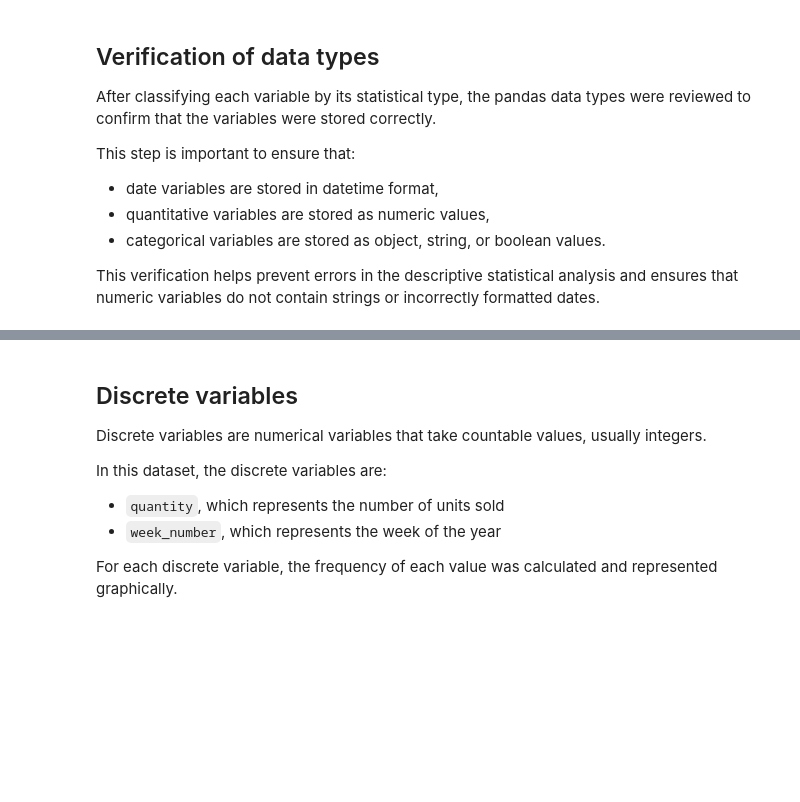
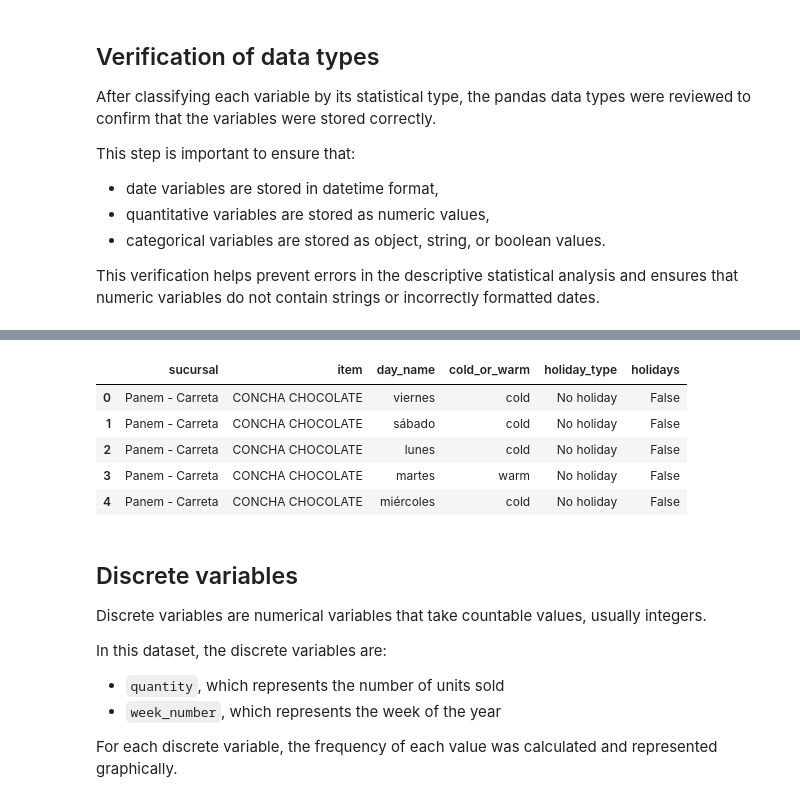
Before and after one commit to DiegoLarrieta/PanemReto, a Jupyter notebook: statistics/TI3002C_Descriptive_Statistics_5.ipynb, the cells around one changed output, grey strips where cells are left out. Saved outputs shown, nothing was run; the diff lists cells and outputs as text; code cells hidden in the pictures; blank space fills up the shorter version.

```diff
--- a/statistics/TI3002C_Descriptive_Statistics_5.ipynb
+++ b/statistics/TI3002C_Descriptive_Statistics_5.ipynb
@@ -161,5 +199,13 @@ memory usage: 4.6 MB
 # %%
-df.select_dtypes(include=["str"]).head()
+string_cols = [col for col, dtype in df.dtypes.items() if dtype == object or str(dtype) == "str"]
+df[string_cols].head()
+# %% [output]
+|  | sucursal | item | day_name | cold_or_warm | holiday_type | holidays |
+| 0 | Panem - Carreta | CONCHA CHOCOLATE | viernes | cold | No holiday | False |
+| 1 | Panem - Carreta | CONCHA CHOCOLATE | sábado | cold | No holiday | False |
+| 2 | Panem - Carreta | CONCHA CHOCOLATE | lunes | cold | No holiday | False |
+| 3 | Panem - Carreta | CONCHA CHOCOLATE | martes | warm | No holiday | False |
+| 4 | Panem - Carreta | CONCHA CHOCOLATE | miércoles | cold | No holiday | False |
 # %%
 discrete_vars = ["quantity", "week_number"]
 
```
Also changed, not shown: parts of 14 cells of this notebook.
